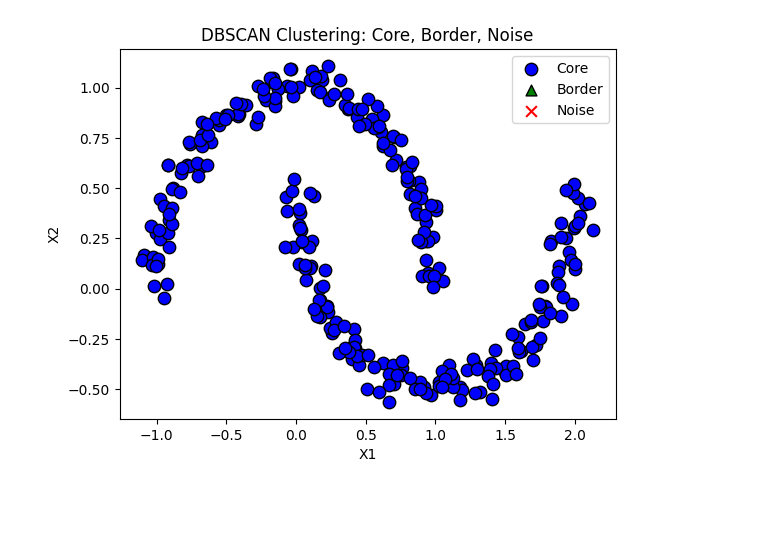
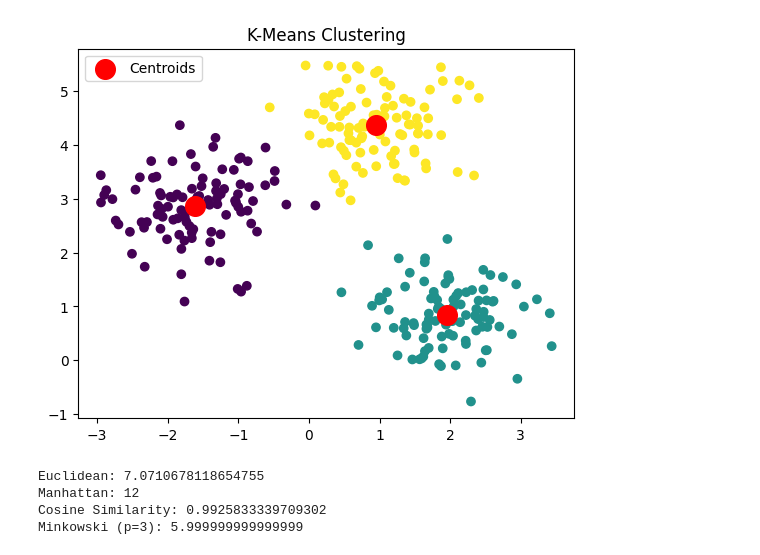
Before and after one commit to Ashishpathak78/ML_-Practice, a Jupyter notebook: Clustering.ipynb, the cells around one changed output. Saved outputs shown, nothing was run; the diff lists cells and outputs as text; code cells hidden in the pictures; blank space fills up the shorter version.

```diff
--- a/Clustering.ipynb
+++ b/Clustering.ipynb
@@ -182,38 +24,25 @@ plt.show()
-# %%
-from sklearn.datasets import make_moons
-from sklearn.cluster import DBSCAN
-import matplotlib.pyplot as plt
-import numpy as np
-
-# Generate sample data
-X, _ = make_moons(n_samples=300, noise=0.05, random_state=42)
-
-# Apply DBSCAN
-dbscan = DBSCAN(eps=0.2, min_samples=5)
-y = dbscan.fit_predict(X)
-
-# Identify core samples, border samples, and noise
-core_samples_mask = np.zeros_like(y, dtype=bool)
-core_samples_mask[dbscan.core_sample_indices_] = True
-
-# Plot core points
-plt.scatter(X[core_samples_mask, 0], X[core_samples_mask, 1],
-            c='blue', marker='o', edgecolor='k', s=80, label='Core')
-
-# Plot border points
-border_mask = (y != -1) & (~core_samples_mask)
-plt.scatter(X[border_mask, 0], X[border_mask, 1],
-            c='green', marker='^', edgecolor='k', s=60, label='Border')
-
-# Plot noise points
-noise_mask = (y == -1)
-plt.scatter(X[noise_mask, 0], X[noise_mask, 1],
-            c='red', marker='x', s=60, label='Noise')
-
-plt.title("DBSCAN Clustering: Core, Border, Noise")
-plt.xlabel("X1")
-plt.ylabel("X2")
-plt.legend()
-plt.show()
-# %% [output]
-[figure, removed]
+# %%
+# KMeans Clustering
+kmeans = KMeans(n_clusters=3, random_state=0)
+kmeans.fit(X)
+labels = kmeans.labels_
+centroids = kmeans.cluster_centers_
+plt.scatter(X[:, 0], X[:, 1], c=labels, cmap='viridis')
+plt.scatter(centroids[:, 0], centroids[:, 1], s=200, c='red', label='Centroids')
+plt.title('K-Means Clustering')
+plt.legend()
+plt.show()
+# %% [output]
+[figure, added]
+# %%
+# Distance Metrics
+a, b = [1, 2, 3], [4, 6, 8]
+print('Euclidean:', distance.euclidean(a, b))
+print('Manhattan:', distance.cityblock(a, b))
+print('Cosine Similarity:', 1 - distance.cosine(a, b))
+print('Minkowski (p=3):', distance.minkowski(a, b, 3))
+# %% [output]
+Euclidean: 7.0710678118654755
+Manhattan: 12
+Cosine Similarity: 0.9925833339709302
+Minkowski (p=3): 5.999999999999999
```
Also changed, not shown: parts of 13 cells of this notebook.
